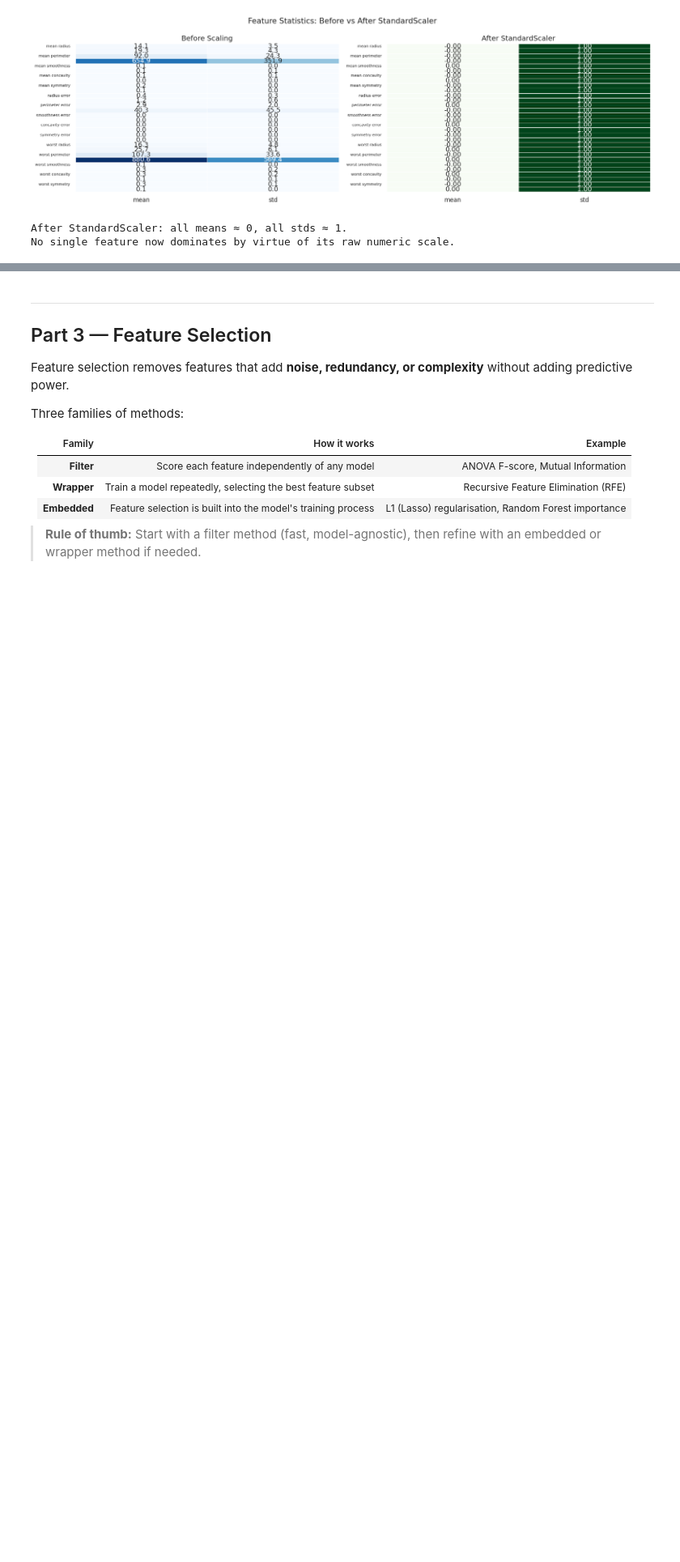
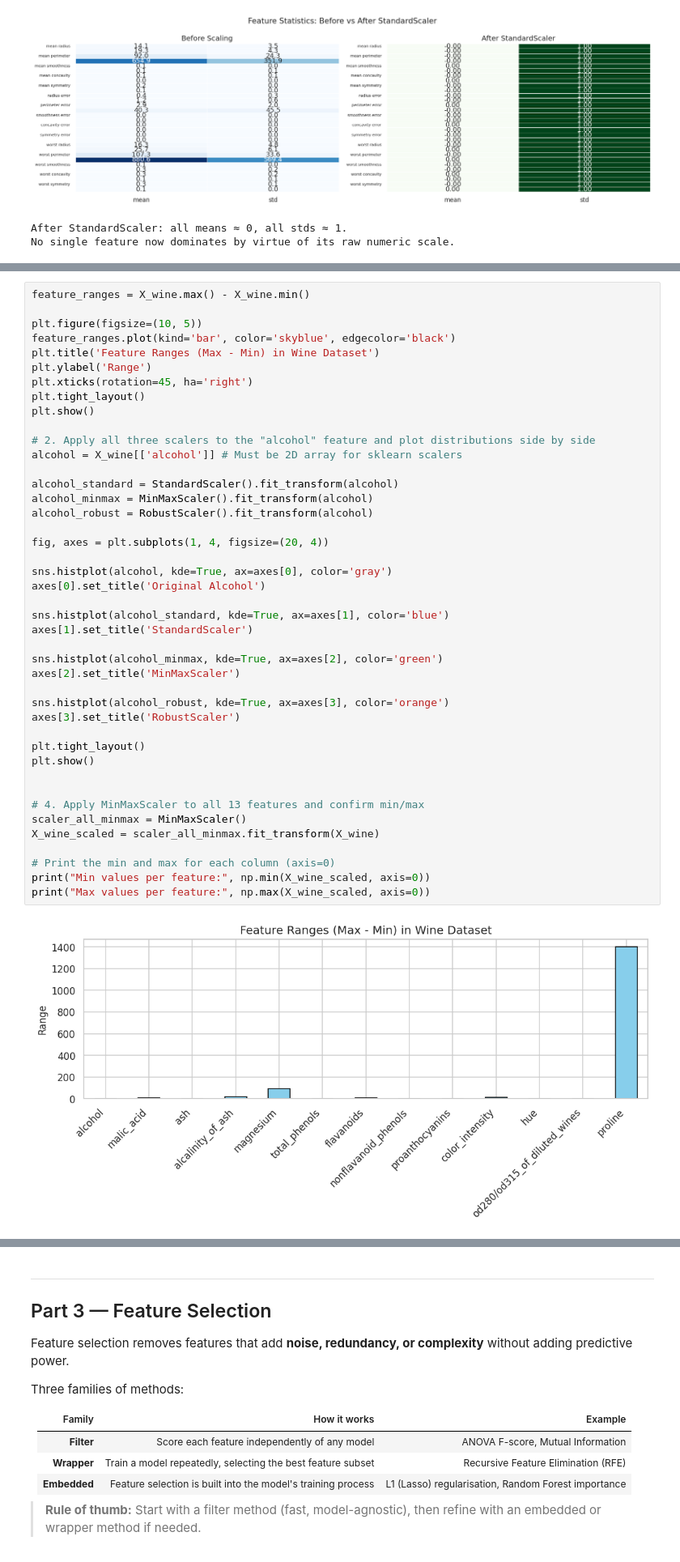
Before and after one commit to sahibshakhayev/IntroToDS, a Jupyter notebook: Solved/LB_W6.ipynb, the cells around one changed output, grey strips where cells are left out. Shown at 81% size. Saved outputs shown, nothing was run; the diff lists cells and outputs as text; blank space fills up the shorter version.

```diff
--- a/Solved/LB_W6.ipynb
+++ b/Solved/LB_W6.ipynb
@@ -246,0 +246,45 @@ Using the **Wine dataset** (`X_wine`, `y_wine`):
+# %%
+feature_ranges = X_wine.max() - X_wine.min()
+
+plt.figure(figsize=(10, 5))
+feature_ranges.plot(kind='bar', color='skyblue', edgecolor='black')
+plt.title('Feature Ranges (Max - Min) in Wine Dataset')
+plt.ylabel('Range')
+plt.xticks(rotation=45, ha='right')
+plt.tight_layout()
+plt.show()
+
+# 2. Apply all three scalers to the "alcohol" feature and plot distributions side by side
+alcohol = X_wine[['alcohol']] # Must be 2D array for sklearn scalers
+
+alcohol_standard = StandardScaler().fit_transform(alcohol)
+alcohol_minmax = MinMaxScaler().fit_transform(alcohol)
+alcohol_robust = RobustScaler().fit_transform(alcohol)
+
+fig, axes = plt.subplots(1, 4, figsize=(20, 4))
+
+sns.histplot(alcohol, kde=True, ax=axes[0], color='gray')
+axes[0].set_title('Original Alcohol')
+
+sns.histplot(alcohol_standard, kde=True, ax=axes[1], color='blue')
+axes[1].set_title('StandardScaler')
+
+sns.histplot(alcohol_minmax, kde=True, ax=axes[2], color='green')
+axes[2].set_title('MinMaxScaler')
+
+sns.histplot(alcohol_robust, kde=True, ax=axes[3], color='orange')
+axes[3].set_title('RobustScaler')
+
+plt.tight_layout()
+plt.show()
+
+
+# 4. Apply MinMaxScaler to all 13 features and confirm min/max
+scaler_all_minmax = MinMaxScaler()
+X_wine_scaled = scaler_all_minmax.fit_transform(X_wine)
+
+# Print the min and max for each column (axis=0)
+print("Min values per feature:", np.min(X_wine_scaled, axis=0))
+print("Max values per feature:", np.max(X_wine_scaled, axis=0))
+# %% [output]
+[figure, added]
```
Also changed, not shown: parts of 8 cells of this notebook.
